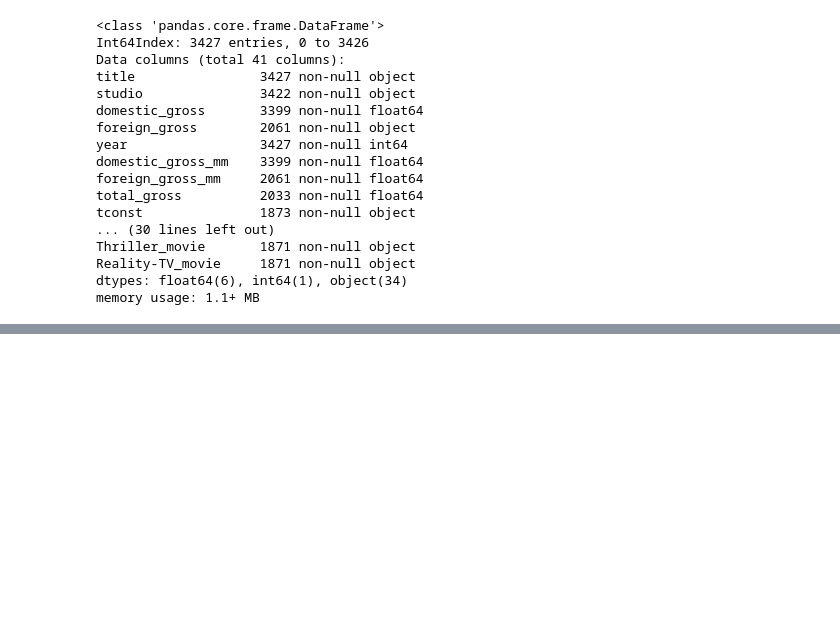
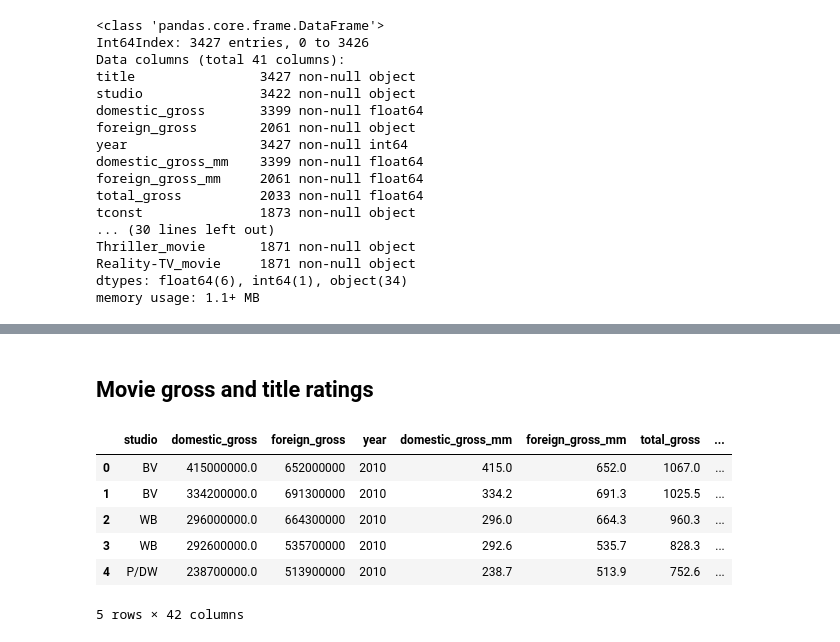
Before and after one commit to etr359/project-1-movie-analysis, a Jupyter notebook: project1_analysis_MASTER.ipynb, the cells around one changed output, grey strips where cells are left out. Drawn from its saved outputs; the diff is of its cells as text; code cells hidden in the pictures; blank space fills up the shorter version.

```diff
--- a/project1_analysis_MASTER.ipynb
+++ b/project1_analysis_MASTER.ipynb
@@ -374,0 +468,12 @@ bom_gross_title_basics_ratings.head()
+# %% [markdown]
+## Movie gross and title ratings
+# %%
+bom_gross_title_basics_ratings.head()
+# %% [output]
+|  | studio | domestic_gross | foreign_gross | year | domestic_gross_mm | foreign_gross_mm | total_gross | ... |
+| 0 | BV | 415000000.0 | 652000000 | 2010 | 415.0 | 652.0 | 1067.0 | ... |
+| 1 | BV | 334200000.0 | 691300000 | 2010 | 334.2 | 691.3 | 1025.5 | ... |
+| 2 | WB | 296000000.0 | 664300000 | 2010 | 296.0 | 664.3 | 960.3 | ... |
+| 3 | WB | 292600000.0 | 535700000 | 2010 | 292.6 | 535.7 | 828.3 | ... |
+| 4 | P/DW | 238700000.0 | 513900000 | 2010 | 238.7 | 513.9 | 752.6 | ... |
+5 rows × 42 columns
```
Also changed, not shown: parts of 21 cells of this notebook.
